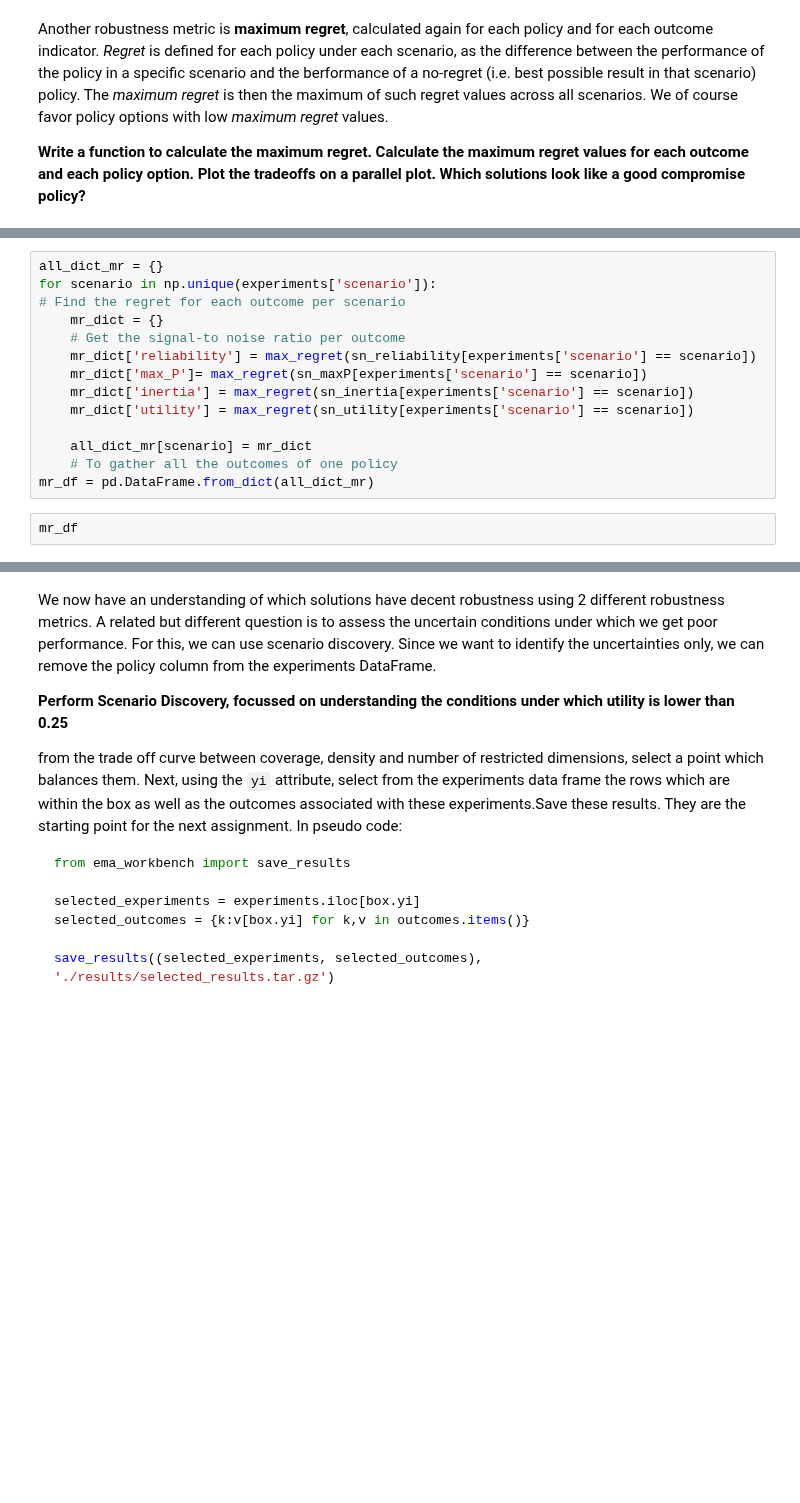
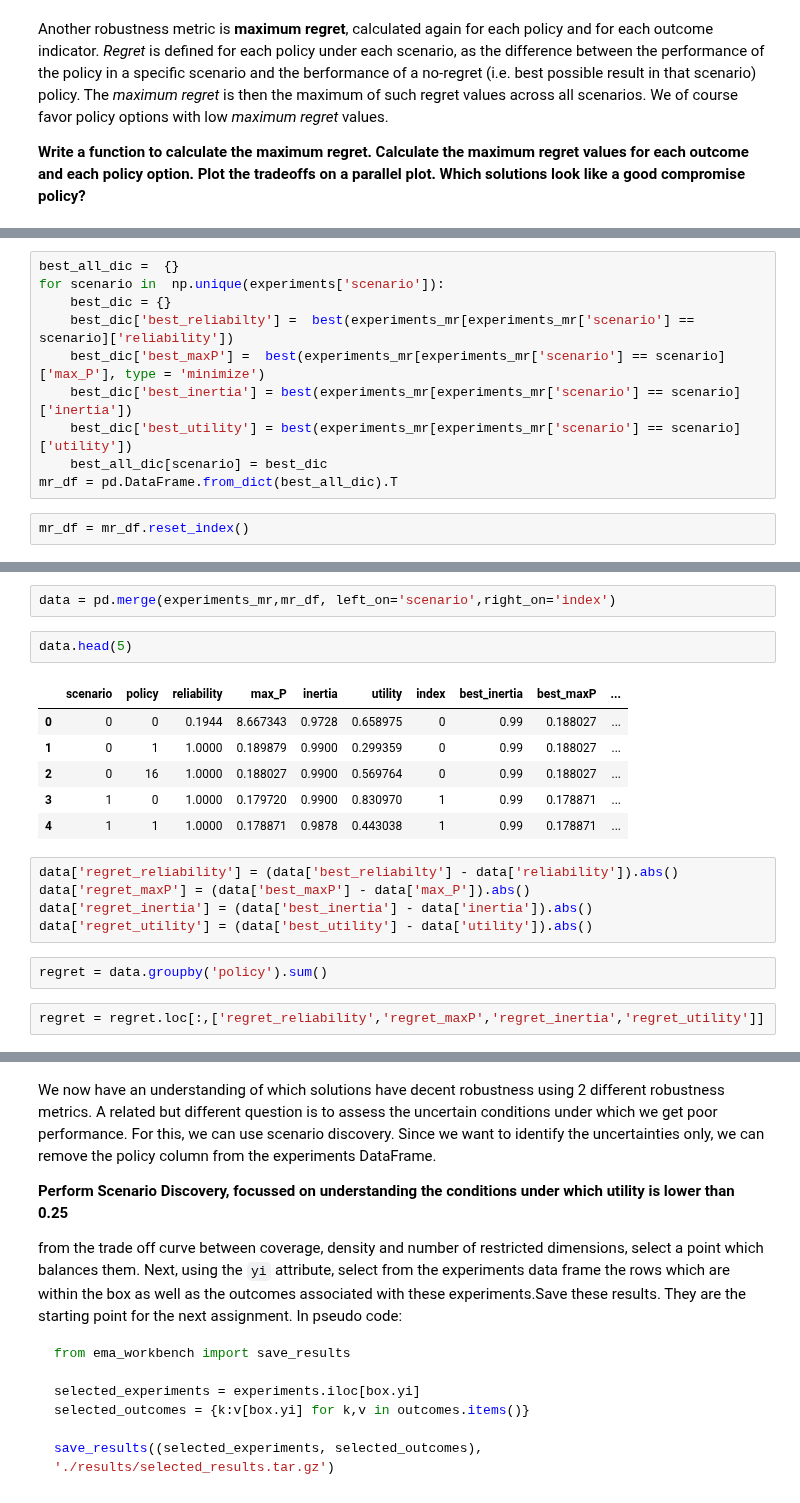
Before and after one commit to triple-capacho/EPA1361, a Jupyter notebook: Week 5-6 - robustness and direct search/assignment 8 - MORDM.ipynb, the cells around one changed output, grey strips where cells are left out. Saved outputs shown, nothing was run; the diff lists cells and outputs as text; blank space fills up the shorter version.

```diff
--- a/Week 5-6 - robustness and direct search/assignment 8 - MORDM.ipynb
+++ b/Week 5-6 - robustness and direct search/assignment 8 - MORDM.ipynb
@@ -479,16 +484,12 @@ experiments = experiments.sort_values(['scenario'])
-# %%
-all_dict_mr = {}
-for scenario in np.unique(experiments['scenario']):
-# Find the regret for each outcome per scenario
-    mr_dict = {}
-    # Get the signal-to noise ratio per outcome
-    mr_dict['reliability'] = max_regret(sn_reliability[experiments['scenario'] == scenario])
-    mr_dict['max_P']= max_regret(sn_maxP[experiments['scenario'] == scenario])
-    mr_dict['inertia'] = max_regret(sn_inertia[experiments['scenario'] == scenario])
-    mr_dict['utility'] = max_regret(sn_utility[experiments['scenario'] == scenario])
-
-    all_dict_mr[scenario] = mr_dict
-    # To gather all the outcomes of one policy
-mr_df = pd.DataFrame.from_dict(all_dict_mr)
+# %%
+best_all_dic =  {}
+for scenario in  np.unique(experiments['scenario']):
+    best_dic = {}
+    best_dic['best_reliabilty'] =  best(experiments_mr[experiments_mr['scenario'] == scenario]['reliability'])
+    best_dic['best_maxP'] =  best(experiments_mr[experiments_mr['scenario'] == scenario]['max_P'], type = 'minimize')
+    best_dic['best_inertia'] = best(experiments_mr[experiments_mr['scenario'] == scenario]['inertia'])
+    best_dic['best_utility'] = best(experiments_mr[experiments_mr['scenario'] == scenario]['utility'])
+    best_all_dic[scenario] = best_dic
+mr_df = pd.DataFrame.from_dict(best_all_dic).T
 # %%
-mr_df
+mr_df = mr_df.reset_index()
@@ -501,0 +505,20 @@ mr_df
+# %%
+data = pd.merge(experiments_mr,mr_df, left_on='scenario',right_on='index')
+# %%
+data.head(5)
+# %% [output]
+|  | scenario | policy | reliability | max_P | inertia | utility | index | best_inertia | best_maxP | ... |
+| 0 | 0 | 0 | 0.1944 | 8.667343 | 0.9728 | 0.658975 | 0 | 0.99 | 0.188027 | ... |
+| 1 | 0 | 1 | 1.0000 | 0.189879 | 0.9900 | 0.299359 | 0 | 0.99 | 0.188027 | ... |
+| 2 | 0 | 16 | 1.0000 | 0.188027 | 0.9900 | 0.569764 | 0 | 0.99 | 0.188027 | ... |
+| 3 | 1 | 0 | 1.0000 | 0.179720 | 0.9900 | 0.830970 | 1 | 0.99 | 0.178871 | ... |
+| 4 | 1 | 1 | 1.0000 | 0.178871 | 0.9878 | 0.443038 | 1 | 0.99 | 0.178871 | ... |
+# %%
+data['regret_reliability'] = (data['best_reliabilty'] - data['reliability']).abs()
+data['regret_maxP'] = (data['best_maxP'] - data['max_P']).abs()
+data['regret_inertia'] = (data['best_inertia'] - data['inertia']).abs()
+data['regret_utility'] = (data['best_utility'] - data['utility']).abs()
+# %%
+regret = data.groupby('policy').sum()
+# %%
+regret = regret.loc[:,['regret_reliability','regret_maxP','regret_inertia','regret_utility']]
```
Also changed, not shown: parts of 17 cells of this notebook.
